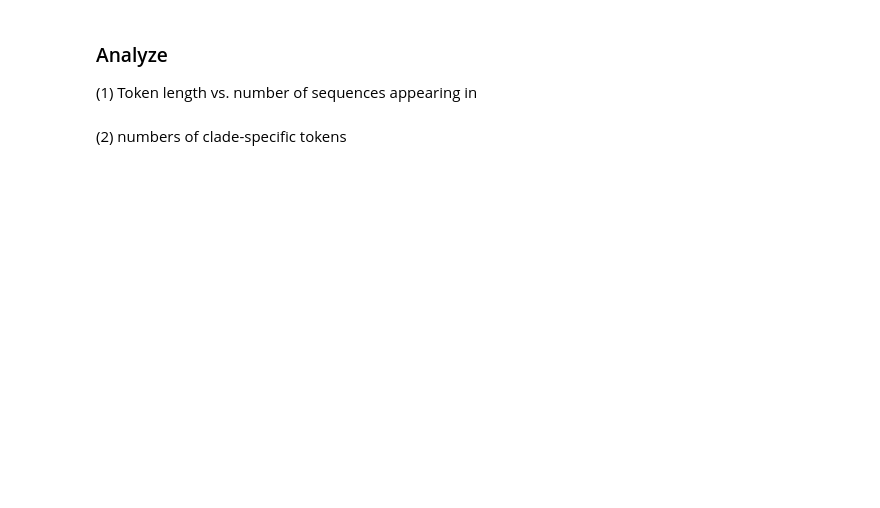
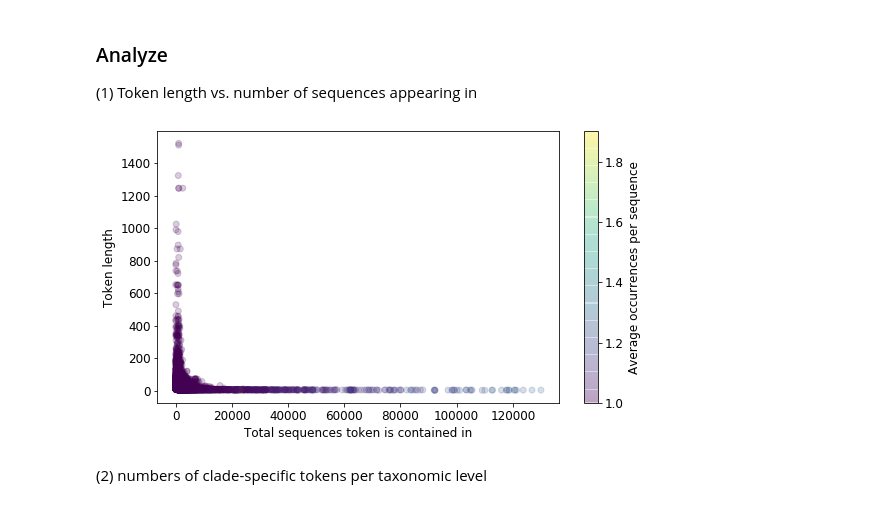
Before and after one commit to shaharazulay/dna-bert, a Jupyter notebook: dna_bert/tokens_biology_analysis.ipynb, the cells around one changed output. Cells and saved outputs as stored; diff of their text form; code cells hidden in the pictures; blank space fills up the shorter version.

```diff
--- a/dna_bert/tokens_biology_analysis.ipynb
+++ b/dna_bert/tokens_biology_analysis.ipynb
@@ -400,0 +460,20 @@ token_stats_bpe2[token_stats_bpe2['clade_specific_any']]
+# %%
+def get_lowest_tax_level(row):
+    if row['clade_specific_strain']:
+        return '0-Strain'
+    if row['clade_specific_species']:
+        return '1-Species'
+    if row['clade_specific_genus']:
+        return '2-Genus'
+    if row['clade_specific_family']:
+        return '3-Family'
+    if row['clade_specific_order']:
+        return '4-Order'
+    if row['clade_specific_class']:
+        return '5-Class'
+    if row['clade_specific_phylum']:
+        return '6-Phylum'
+    return np.nan
+
+token_stats_bpe2['clade_specific_level'] = token_stats_bpe2.apply(lambda row: get_lowest_tax_level(row), axis=1)
+token_stats_bpe2[token_stats_bpe2['clade_specific_any']]
@@ -405,14 +498,16 @@ token_stats_bpe2[token_stats_bpe2['clade_specific_any']]
 # %%
 plt.figure(figsize=(9,5))
 plt.rc('font', size=12)
-plt.scatter(x = token_stats2['total_seqs_in'],
-            y = token_stats2['token_length'],
-            c = token_stats2['avg_occur_in_seq'],
+plt.scatter(x = token_stats_bpe2['total_seqs_in'],
+            y = token_stats_bpe2['token_length'],
+            c = token_stats_bpe2['avg_occur_in_seq'],
             alpha = 0.2,
             cmap = 'viridis')
 plt.colorbar(label='Average occurrences per sequence')
 plt.xlabel('Total sequences token is contained in')
 plt.ylabel('Token length')
 plt.show()
+# %% [output]
+[figure, added]
 # %% [markdown]
-(2) numbers of clade-specific tokens
+(2) numbers of clade-specific tokens per taxonomic level
```
Also changed, not shown: parts of 18 cells of this notebook.
